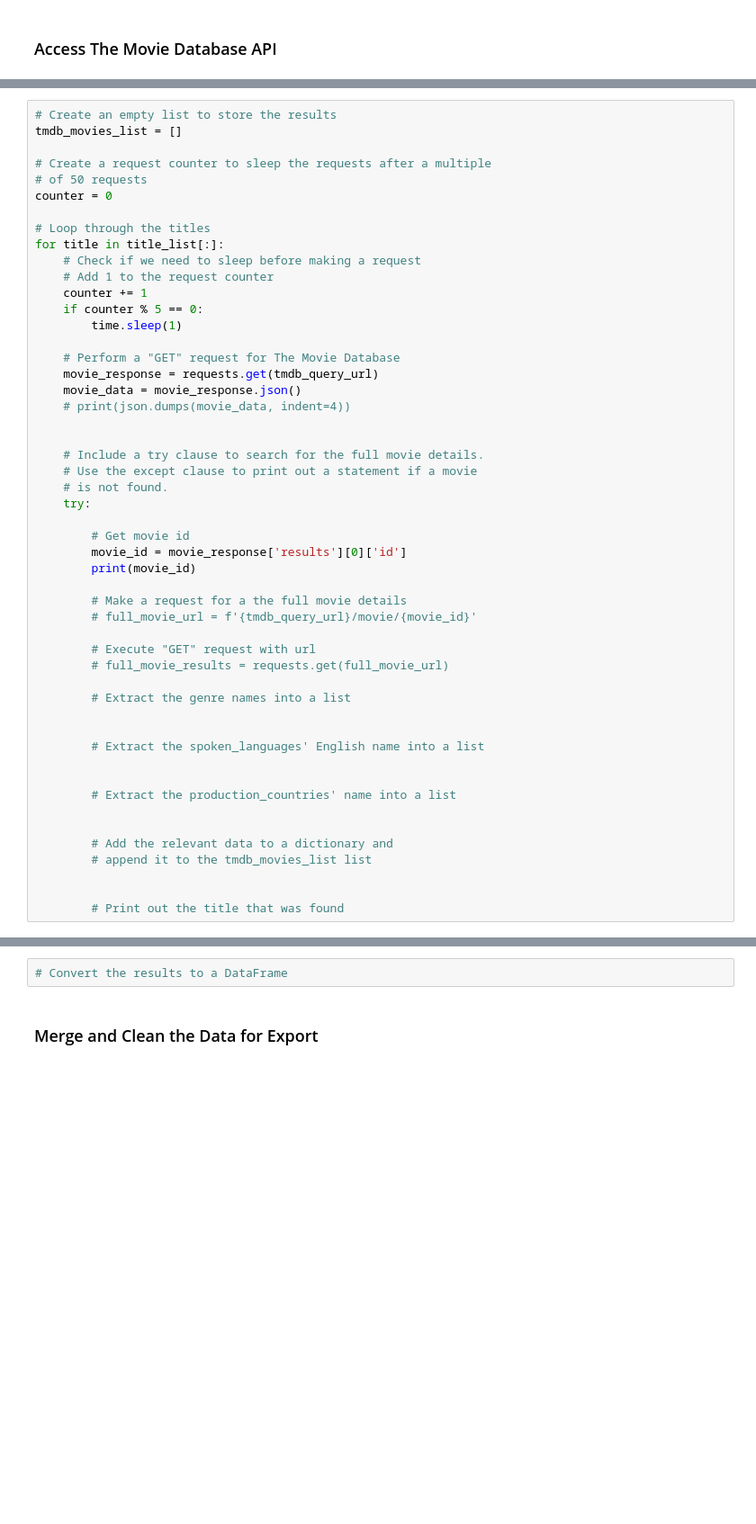
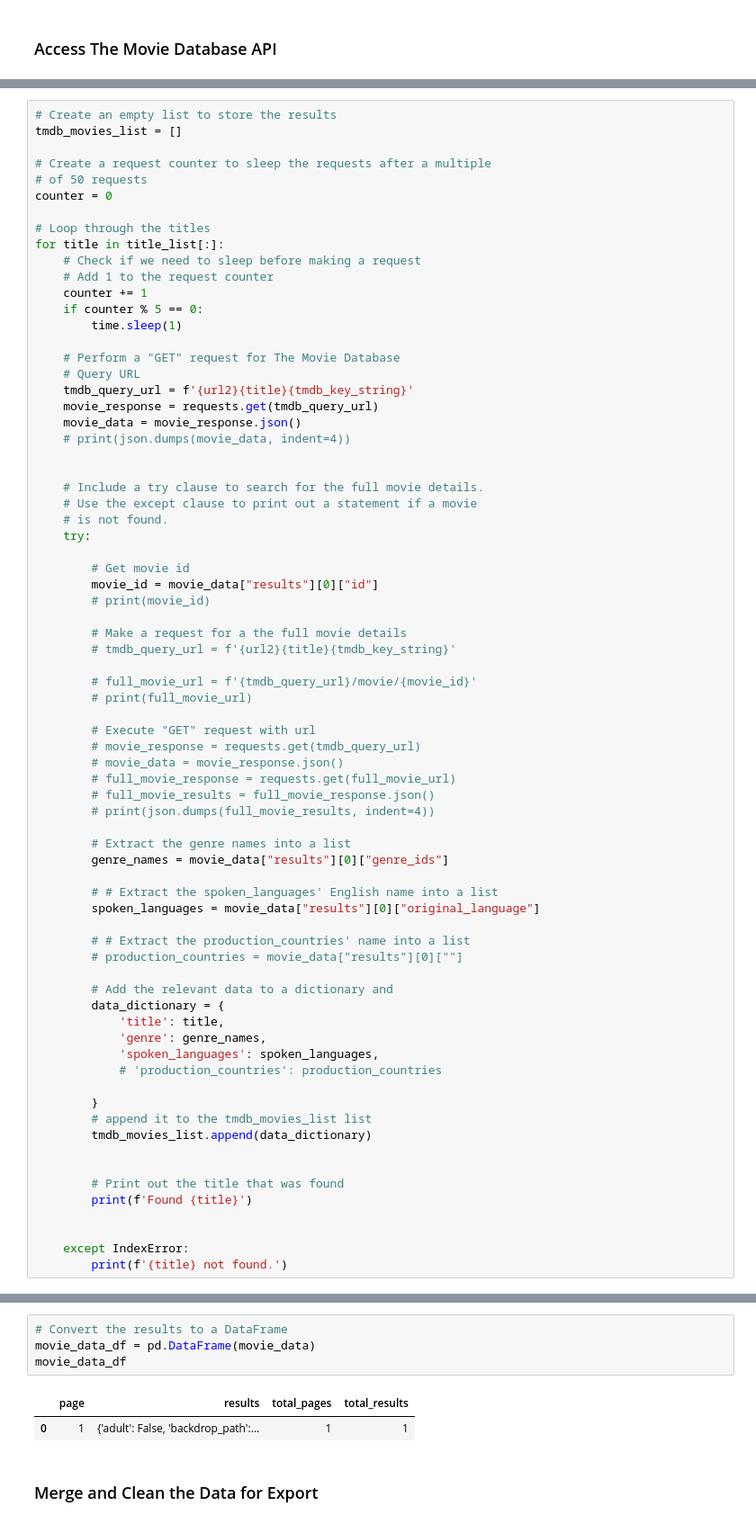
Before and after one commit to chelseyellen/data-sourcing-challenge, a Jupyter notebook: retrieve_movie_data.ipynb, the cells around one changed output, grey strips where cells are left out. Shown at 90% size. Drawn from its saved outputs; the diff is of its cells as text; blank space fills up the shorter version.

```diff
--- a/retrieve_movie_data.ipynb
+++ b/retrieve_movie_data.ipynb
@@ -236,6 +231,8 @@ for title in title_list[:]:
         time.sleep(1)
 
     # Perform a "GET" request for The Movie Database
+    # Query URL
+    tmdb_query_url = f'{url2}{title}{tmdb_key_string}'
     movie_response = requests.get(tmdb_query_url)
     movie_data = movie_response.json()
     # print(json.dumps(movie_data, indent=4))
@@ -247,27 +244,47 @@ for title in title_list[:]:
     try:
 
         # Get movie id
-        movie_id = movie_response['results'][0]['id']
-        print(movie_id)
+        movie_id = movie_data["results"][0]["id"]
+        # print(movie_id)
 
         # Make a request for a the full movie details
+        # tmdb_query_url = f'{url2}{title}{tmdb_key_string}'
+
         # full_movie_url = f'{tmdb_query_url}/movie/{movie_id}'
+        # print(full_movie_url)
 
         # Execute "GET" request with url
-        # full_movie_results = requests.get(full_movie_url)
+        # movie_response = requests.get(tmdb_query_url)
+        # movie_data = movie_response.json()
+        # full_movie_response = requests.get(full_movie_url)
+        # full_movie_results = full_movie_response.json()
+        # print(json.dumps(full_movie_results, indent=4))
 
         # Extract the genre names into a list
+        genre_names = movie_data["results"][0]["genre_ids"]
 
+        # # Extract the spoken_languages' English name into a list
+        spoken_languages = movie_data["results"][0]["original_language"]
 
-        # Extract the spoken_languages' English name into a list
-
-
-        # Extract the production_countries' name into a list
-
+        # # Extract the production_countries' name into a list
+        # production_countries = movie_data["results"][0][""]
 
         # Add the relevant data to a dictionary and
+        data_dictionary = {
+            'title': title,
+            'genre': genre_names,
+            'spoken_languages': spoken_languages,
+            # 'production_countries': production_countries
+
+        }
         # append it to the tmdb_movies_list list
+        tmdb_movies_list.append(data_dictionary)
 
 
         # Print out the title that was found
+        print(f'Found {title}')
+
+
+    except IndexError:
+        print(f'{title} not found.')
 # %% [output]
@@ -279,5 +333,10 @@ SyntaxError: incomplete input (1150564920.py, line 50)
 # %%
 # Convert the results to a DataFrame
+movie_data_df = pd.DataFrame(movie_data)
+movie_data_df
+# %% [output]
+|  | page | results | total_pages | total_results |
+| 0 | 1 | {'adult': False, 'backdrop_path':... | 1 | 1 |
 # %% [markdown]
 ### Merge and Clean the Data for Export
 # %%
```
Also changed, not shown: parts of 3 cells of this notebook.
